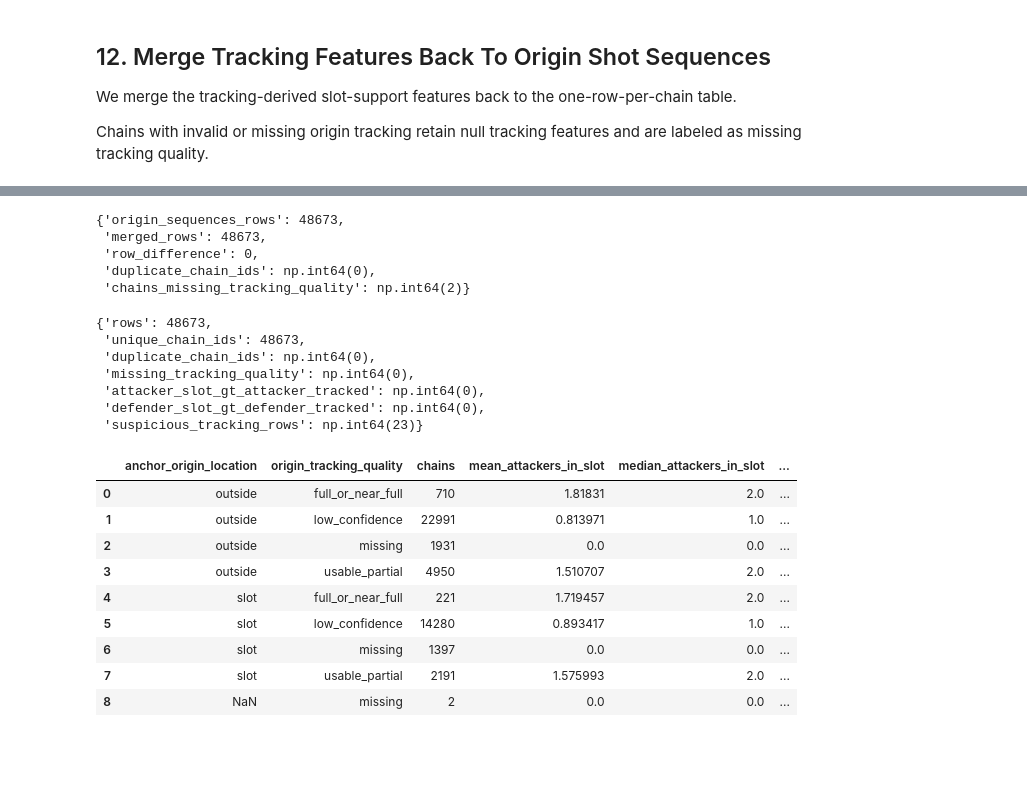
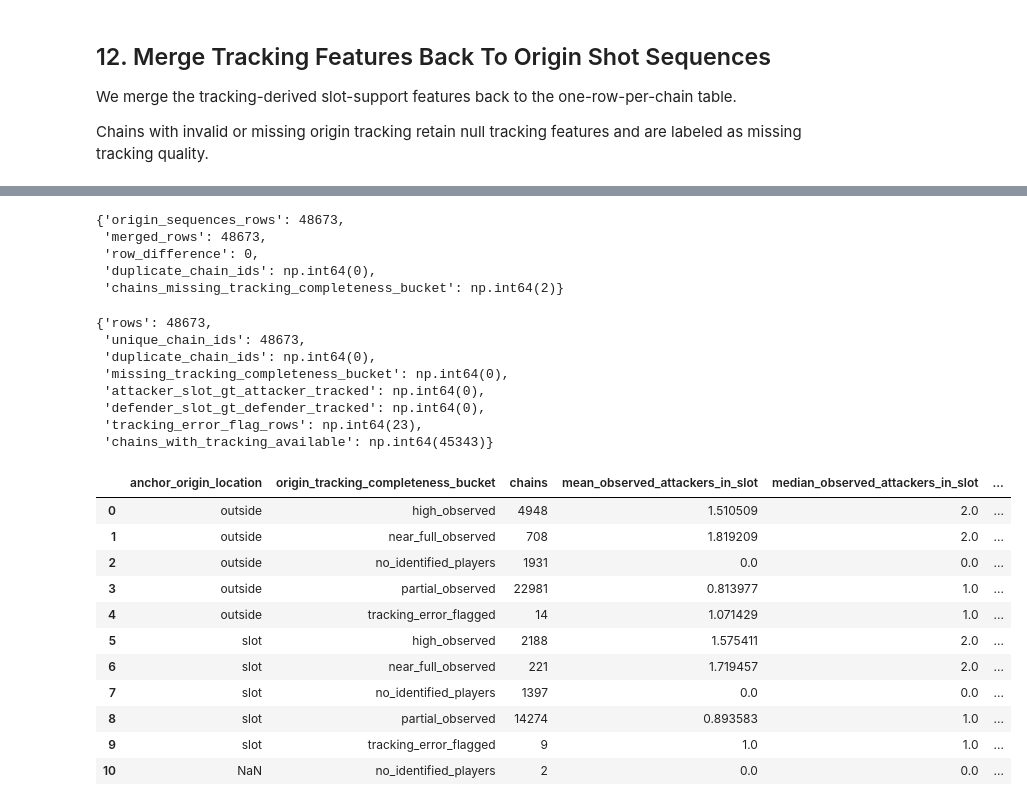
Before and after one commit to markrinaldi/outside-shot-value, a Jupyter notebook: notebooks/05_add_tracking_slot_support.ipynb, the cells around one changed output, grey strips where cells are left out. Cells and saved outputs as stored; diff of their text form; code cells hidden in the pictures; blank space fills up the shorter version.

Commit message:
Clarify tracking slot support as observed player counts

```diff
--- a/notebooks/05_add_tracking_slot_support.ipynb
+++ b/notebooks/05_add_tracking_slot_support.ipynb
@@ -617,6 +621,7 @@ Primary features:
 # - Only identified player rows can count as skaters.
 # - Missing-player tracking rows are retained for diagnostics but excluded from skater counts.
 # - Aggregation counts unique player IDs, not tracking rows.
+# - Slot counts are observed counts, not guaranteed full on-ice occupancy.
 
 origin_tracking["has_tracking_player_id"] = origin_tracking["tracking_player_id"].notna()
 
@@ -681,8 +686,8 @@ slot_support_features = (
         origin_missing_tracking_player_rows=("origin_missing_player_tracking_row", "sum"),
         origin_attacker_skaters_tracked=("attacker_skater_player_id", "nunique"),
         origin_defender_skaters_tracked=("defender_skater_player_id", "nunique"),
-        origin_attackers_in_slot=("attacker_slot_player_id", "nunique"),
-        origin_defenders_in_slot=("defender_slot_player_id", "nunique"),
+        observed_origin_attackers_in_slot=("attacker_slot_player_id", "nunique"),
+        observed_origin_defenders_in_slot=("defender_slot_player_id", "nunique"),
         origin_goalies_tracked=("goalie_player_id", "nunique"),
         origin_shooter_tracked=("is_origin_shooter", "max"),
     )
@@ -1005,7 +1025,7 @@ merge_validation = {
     "merged_rows": len(origin_sequences_with_tracking),
     "row_difference": len(origin_sequences_with_tracking) - len(origin_sequences),
     "duplicate_chain_ids": origin_sequences_with_tracking.duplicated("chain_id").sum(),
-    "chains_missing_tracking_quality": origin_sequences_with_tracking["origin_tracking_quality"].isna().sum(),
+    "chains_missing_tracking_completeness_bucket": origin_sequences_with_tracking["origin_tracking_completeness_bucket"].isna().sum(),
 }
 
 merge_validation
@@ -1014,7 +1034,7 @@ merge_validation
  'merged_rows': 48673,
  'row_difference': 0,
  'duplicate_chain_ids': np.int64(0),
- 'chains_missing_tracking_quality': np.int64(2)}
+ 'chains_missing_tracking_completeness_bucket': np.int64(2)}
 # %%
 tracking_feature_columns = [
     "origin_tracking_rows",
@@ -1022,8 +1042,8 @@ tracking_feature_columns = [
     "origin_missing_tracking_player_rows",
     "origin_attacker_skaters_tracked",
     "origin_defender_skaters_tracked",
-    "origin_attackers_in_slot",
-    "origin_defenders_in_slot",
+    "observed_origin_attackers_in_slot",
+    "observed_origin_defenders_in_slot",
     "origin_goalies_tracked",
 ]
 
@@ -1036,31 +1056,38 @@ origin_sequences_with_tracking["origin_shooter_tracked"] = (
     .astype(bool)
 )
 
-origin_sequences_with_tracking["origin_suspicious_tracking_count"] = (
-    origin_sequences_with_tracking["origin_suspicious_tracking_count"]
+origin_sequences_with_tracking["origin_tracking_available"] = (
+    origin_sequences_with_tracking["origin_tracking_available"]
     .fillna(False)
     .astype(bool)
 )
 
-origin_sequences_with_tracking["origin_tracking_quality"] = (
-    origin_sequences_with_tracking["origin_tracking_quality"]
-    .fillna("missing")
+origin_sequences_with_tracking["origin_tracking_error_flag"] = (
+    origin_sequences_with_tracking["origin_tracking_error_flag"]
+    .fillna(False)
+    .astype(bool)
 )
+
+origin_sequences_with_tracking["origin_tracking_completeness_bucket"] = (
+    origin_sequences_with_tracking["origin_tracking_completeness_bucket"]
+    .fillna("no_identified_players")
+)
 # %%
 final_tracking_validation = {
     "rows": len(origin_sequences_with_tracking),
     "unique_chain_ids": origin_sequences_with_tracking["chain_id"].nunique(),
     "duplicate_chain_ids": origin_sequences_with_tracking.duplicated("chain_id").sum(),
-    "missing_tracking_quality": origin_sequences_with_tracking["origin_tracking_quality"].isna().sum(),
+    "missing_tracking_completeness_bucket": origin_sequences_with_tracking["origin_tracking_completeness_bucket"].isna().sum(),
     "attacker_slot_gt_attacker_tracked": (
-        origin_sequences_with_tracking["origin_attackers_in_slot"]
+        origin_sequences_with_tracking["observed_origin_attackers_in_slot"]
         > origin_sequences_with_tracking["origin_attacker_skaters_tracked"]
     ).sum(),
     "defender_slot_gt_defender_tracked": (
-        origin_sequences_with_tracking["origin_defenders_in_slot"]
+        origin_sequences_with_tracking["observed_origin_defenders_in_slot"]
         > origin_sequences_with_tracking["origin_defender_skaters_tracked"]
     ).sum(),
-    "suspicious_tracking_rows": origin_sequences_with_tracking["origin_suspicious_tracking_count"].sum(),
+    "tracking_error_flag_rows": origin_sequences_with_tracking["origin_tracking_error_flag"].sum(),
+    "chains_with_tracking_available": origin_sequences_with_tracking["origin_tracking_available"].sum(),
 }
 
 final_tracking_validation
@@ -1068,39 +1095,42 @@ final_tracking_validation
 {'rows': 48673,
  'unique_chain_ids': 48673,
  'duplicate_chain_ids': np.int64(0),
- 'missing_tracking_quality': np.int64(0),
+ 'missing_tracking_completeness_bucket': np.int64(0),
  'attacker_slot_gt_attacker_tracked': np.int64(0),
  'defender_slot_gt_defender_tracked': np.int64(0),
- 'suspicious_tracking_rows': np.int64(23)}
+ 'tracking_error_flag_rows': np.int64(23),
+ 'chains_with_tracking_available': np.int64(45343)}
 # %%
 tracking_summary_by_origin = (
     origin_sequences_with_tracking
-    .groupby(["anchor_origin_location", "origin_tracking_quality"], dropna=False)
+    .groupby(["anchor_origin_location", "origin_tracking_completeness_bucket"], dropna=False)
     .agg(
         chains=("chain_id", "count"),
-        mean_attackers_in_slot=("origin_attackers_in_slot", "mean"),
-        median_attackers_in_slot=("origin_attackers_in_slot", "median"),
-        mean_defenders_in_slot=("origin_defenders_in_slot", "mean"),
-        median_defenders_in_slot=("origin_defenders_in_slot", "median"),
+        mean_observed_attackers_in_slot=("observed_origin_attackers_in_slot", "mean"),
+        median_observed_attackers_in_slot=("observed_origin_attackers_in_slot", "median"),
+        mean_observed_defenders_in_slot=("observed_origin_defenders_in_slot", "mean"),
+        median_observed_defenders_in_slot=("observed_origin_defenders_in_slot", "median"),
         mean_chain_max_xg=("chain_max_xg", "mean"),
         goal_rate=("chain_goal", "mean"),
     )
     .reset_index()
-    .sort_values(["anchor_origin_location", "origin_tracking_quality"])
+    .sort_values(["anchor_origin_location", "origin_tracking_completeness_bucket"])
 )
 
 tracking_summary_by_origin
 # %% [output]
-|  | anchor_origin_location | origin_tracking_quality | chains | mean_attackers_in_slot | median_attackers_in_slot | ... |
-| 0 | outside | full_or_near_full | 710 | 1.81831 | 2.0 | ... |
-| 1 | outside | low_confidence | 22991 | 0.813971 | 1.0 | ... |
-| 2 | outside | missing | 1931 | 0.0 | 0.0 | ... |
-| 3 | outside | usable_partial | 4950 | 1.510707 | 2.0 | ... |
-| 4 | slot | full_or_near_full | 221 | 1.719457 | 2.0 | ... |
-| 5 | slot | low_confidence | 14280 | 0.893417 | 1.0 | ... |
-| 6 | slot | missing | 1397 | 0.0 | 0.0 | ... |
-| 7 | slot | usable_partial | 2191 | 1.575993 | 2.0 | ... |
-| 8 | NaN | missing | 2 | 0.0 | 0.0 | ... |
+|  | anchor_origin_location | origin_tracking_completeness_bucket | chains | mean_observed_attackers_in_slot | median_observed_attackers_in_slot | ... |
+| 0 | outside | high_observed | 4948 | 1.510509 | 2.0 | ... |
+| 1 | outside | near_full_observed | 708 | 1.819209 | 2.0 | ... |
+| 2 | outside | no_identified_players | 1931 | 0.0 | 0.0 | ... |
+| 3 | outside | partial_observed | 22981 | 0.813977 | 1.0 | ... |
+| 4 | outside | tracking_error_flagged | 14 | 1.071429 | 1.0 | ... |
+| 5 | slot | high_observed | 2188 | 1.575411 | 2.0 | ... |
+| 6 | slot | near_full_observed | 221 | 1.719457 | 2.0 | ... |
+| 7 | slot | no_identified_players | 1397 | 0.0 | 0.0 | ... |
+| 8 | slot | partial_observed | 14274 | 0.893583 | 1.0 | ... |
+| 9 | slot | tracking_error_flagged | 9 | 1.0 | 1.0 | ... |
+| 10 | NaN | no_identified_players | 2 | 0.0 | 0.0 | ... |
 # %%
 output_path = DATA_PROCESSED / "origin_shot_sequences_with_tracking.parquet"
 
```
Also changed, not shown: parts of 10 cells of this notebook.
